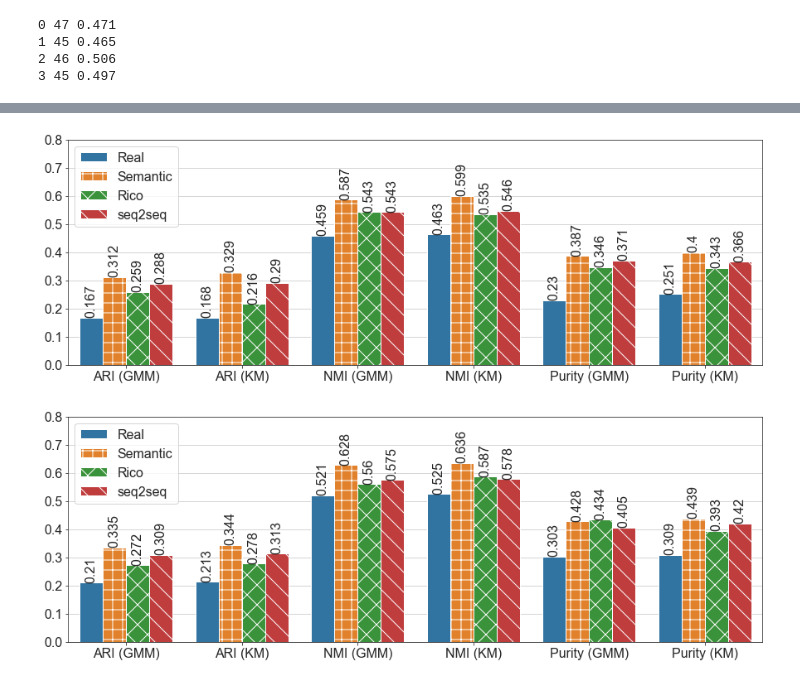
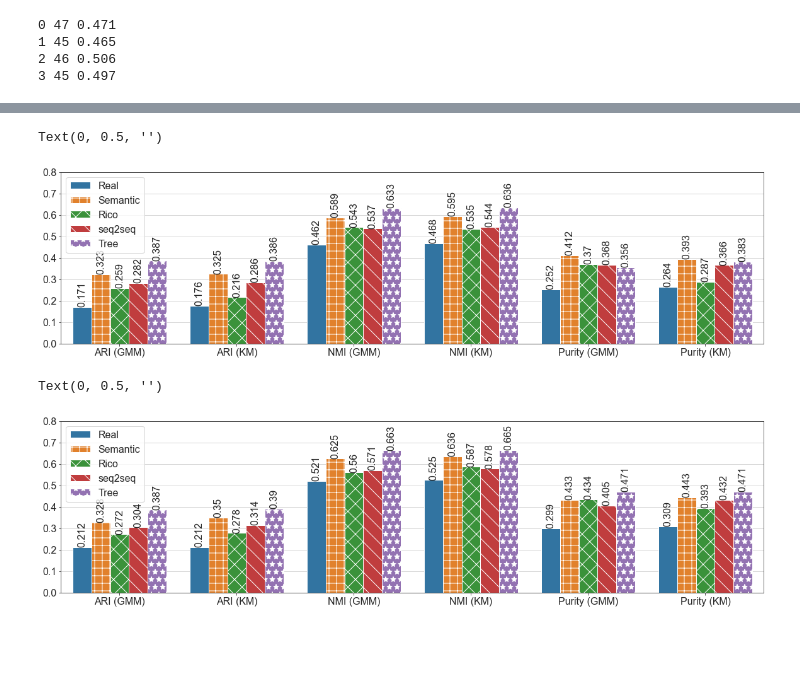
Before and after one commit to hopemini/data_processing, a Jupyter notebook: tree_autoencoder/eval_plot.ipynb, the cells around one changed output, grey strips where cells are left out. Drawn from its saved outputs; the diff is of its cells as text; code cells hidden in the pictures; blank space fills up the shorter version.

```diff
--- a/tree_autoencoder/eval_plot.ipynb
+++ b/tree_autoencoder/eval_plot.ipynb
@@ -645,8 +645,8 @@ df_ari_23[0:4]['GMM (Add)']
 Name: GMM (Add), dtype: float64
 # %%
 row_names = ['ARI (GMM)', 'ARI (KM)', 'NMI (GMM)', 'NMI (KM)', 'Purity (GMM)', 'Purity (KM)']
-column_names = ['Real', 'Semantic', 'Rico', 'seq2seq']
-df_23 = pd.DataFrame([df_ari_23[0:4]['GMM (Add)'], df_ari_23[0:4]['K-Means (Add)'], df_nmi_23[0:4]['GMM (Add)'], df_nmi_23[0:4]['K-Means (Add)'], df_purity_23[0:4]['GMM (Add)'], df_purity_23[0:4]['K-Means (Add)']])
+column_names = ['Real', 'Semantic', 'Rico', 'seq2seq', 'Tree']
+df_23 = pd.DataFrame([df_ari_23[0:5]['GMM (Add)'], df_ari_23[0:5]['K-Means (Add)'], df_nmi_23[0:5]['GMM (Add)'], df_nmi_23[0:5]['K-Means (Add)'], df_purity_23[0:5]['GMM (Add)'], df_purity_23[0:5]['K-Means (Add)']])
 df_23.columns = column_names
 df_23 = df_23.T
 df_23.columns = row_names
@@ -654,23 +654,24 @@ df_23['type'] = column_names
 df_23 = pd.melt(df_23, id_vars="type", var_name="eval", value_name="eval_values")
 #df_23.to_csv('../result/df_23_all.csv')
 # %%
-plt.figure(figsize=(15,5))
+plt.figure(figsize=(20,5))
 #plt.xticks(rotation=90)
 #ax = sns.barplot(data=df_23_t, color='#3F466E')
 ax = sns.barplot(x='eval', y='eval_values', data=df_23, hue='type')
 #ax.bar_label(ax.containers[0])
 for container in ax.containers:
     ax.bar_label(container, rotation=90)
 hatches = [None, '+', 'x', '\\', '*', 'o']
 for bars, hatch in zip(ax.containers, hatches):
     for bar in bars:
         bar.set_hatch(hatch)
 plt.legend(loc="upper left")
 plt.ylim((0, 0.8))
 plt.xlabel(None)
 plt.ylabel(None)
 #plt.savefig('../result/plot_single_23.png', format='png', bbox_inches='tight', transparent=True)
 # %% [output]
+Text(0, 0.5, '')
-[figure, old version]
+[figure, new version]
 # %%
 row_names = ['ARI (GMM)', 'ARI (KM)', 'NMI (GMM)', 'NMI (KM)', 'Purity (GMM)', 'Purity (KM)']
@@ -683,7 +684,7 @@ df_34['type'] = column_names
 df_34 = pd.melt(df_34, id_vars="type", var_name="eval", value_name="eval_values")
 #df_34.to_csv('../result/df_34_all.csv')
 # %%
-plt.figure(figsize=(15,5))
+plt.figure(figsize=(20,5))
 #plt.xticks(rotation=90)
 #ax = sns.barplot(data=df_23_t, color='#3F466E')
 ax = sns.barplot(x='eval', y='eval_values', data=df_34, hue='type')
@@ -700,7 +701,8 @@ plt.xlabel(None)
 plt.ylabel(None)
 #plt.savefig('../result/plot_single_34.png', format='png', bbox_inches='tight', transparent=True)
 # %% [output]
+Text(0, 0.5, '')
-[figure, old version]
+[figure, new version]
 # %%
 df_ari_23_x = df_ari_23.copy()
 df_ari_23_x['label'] = labels_x
```
Also changed, not shown: parts of 60 cells of this notebook, 7 other files.
